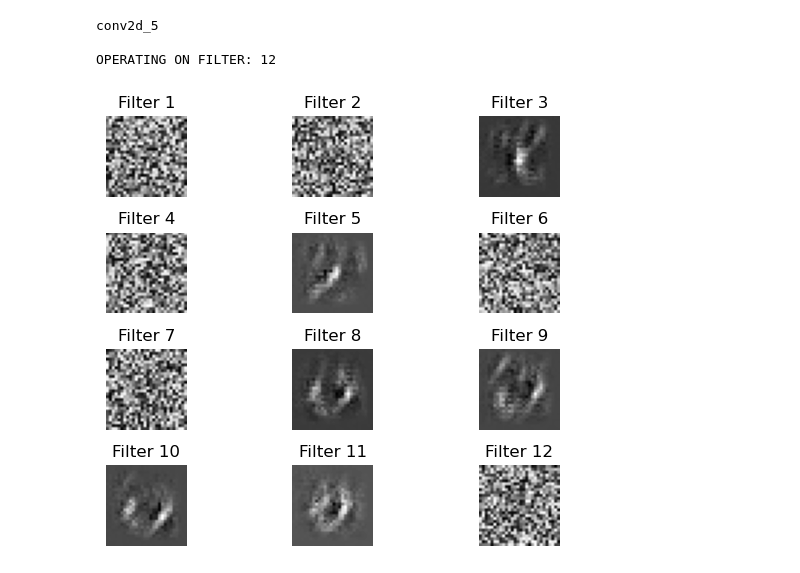
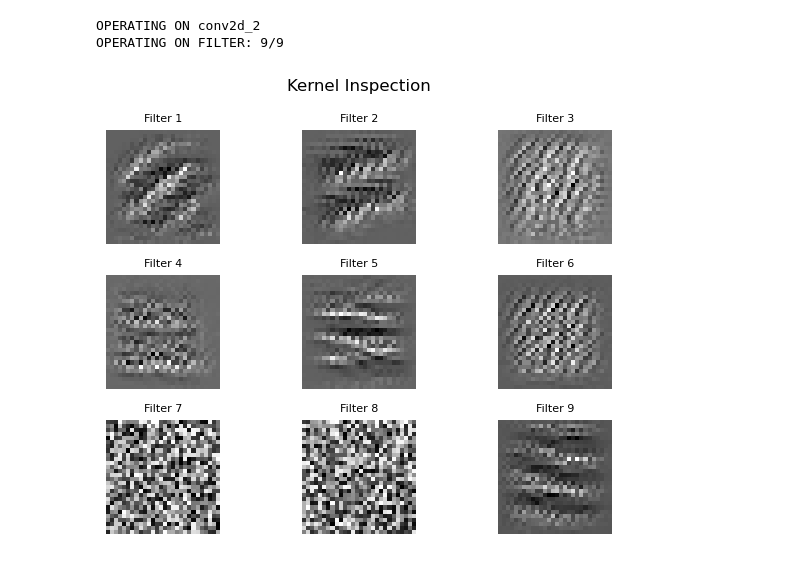
Before and after one commit to hmcalister/Tensorflow-Intepretability-Project, a Jupyter notebook: MNIST_Interpretability.ipynb, the cells around one changed output. Cells and saved outputs as stored; diff of their text form; code cells hidden in the pictures.

```diff
--- a/MNIST_Interpretability.ipynb
+++ b/MNIST_Interpretability.ipynb
@@ -12,10 +10,10 @@ import tensorflow as tf
 # fmt: on
 # %%
 MODEL_SAVE_PATH = "models/mnist_intepretability_model"
-TRAIN_MODEL = True
 LOAD_MODEL = False
+TRAIN_MODEL = not LOAD_MODEL
 
-task_digit_labels = [0,1]
+task_digit_labels = [1,2,3]
 epochs = 5
 training_batches = 300
 validation_batches = 100
@@ -26,21 +24,19 @@ model: tf.keras.Model
 if LOAD_MODEL and os.path.exists(MODEL_SAVE_PATH):
     # Try to load model directly, if one exists
     print("LOADING MODEL")
-    model = tf.keras.models.load_model(MODEL_SAVE_PATH,compile=False)  # type: ignore
+    model = tf.keras.models.load_model(MODEL_SAVE_PATH)  # type: ignore
 else:
     # Otherwise, make an entire new model!
     print("CREATING MODEL")
     model_input_shape = (28,28,1)
     model_inputs = model_layer = tf.keras.Input(shape=model_input_shape)
-    model_layer = tf.keras.layers.Conv2D(12, (5,5), activation="relu")(model_layer)
+    model_layer = tf.keras.layers.Conv2D(9, (3,3), activation="relu")(model_layer)
     model_layer = tf.keras.layers.MaxPool2D((2,2))(model_layer)
-    model_layer = tf.keras.layers.Conv2D(12, (4,4), activation="relu")(model_layer)
-    model_layer = tf.keras.layers.MaxPool2D((2,2))(model_layer)
-    model_layer = tf.keras.layers.Conv2D(12, (4,4), activation="relu")(model_layer)
+    model_layer = tf.keras.layers.Conv2D(9, (3,3), activation="relu")(model_layer)
+    model_layer = tf.keras.layers.Conv2D(9, (3,3), activation="relu")(model_layer)
     model_layer = tf.keras.layers.Flatten()(model_layer)
     model_layer = tf.keras.layers.Dense(10, activation="relu")(model_layer)
     model_layer = tf.keras.layers.Dense(len(task_digit_labels))(model_layer)
-    model_layer = tf.keras.layers.Activation("linear")(model_layer)
 
     model = tf.keras.Model(inputs=model_inputs, outputs=model_layer, name="model")
 
@@ -112,7 +104,6 @@ INFO:tensorflow:Assets written to: models/mnist_intepretability_model/assets
 # %%
-kernel_inspection(model=task.model, layer_index=5, steps=1000, step_size=0.05)
+kernel_inspection(model=task.model, steps=500, step_size=0.05)
 # %% [output]
-conv2d_5
-
-OPERATING ON FILTER: 12
+OPERATING ON conv2d_2
+OPERATING ON FILTER: 9/9
-[figure, old version]
+[figure, new version]
```
Also changed, not shown: parts of 8 cells of this notebook.
